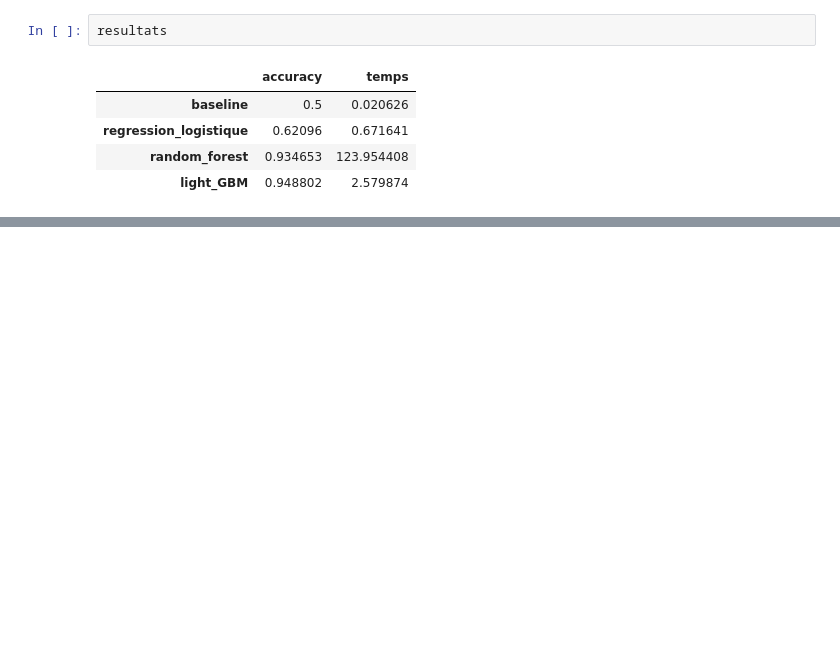
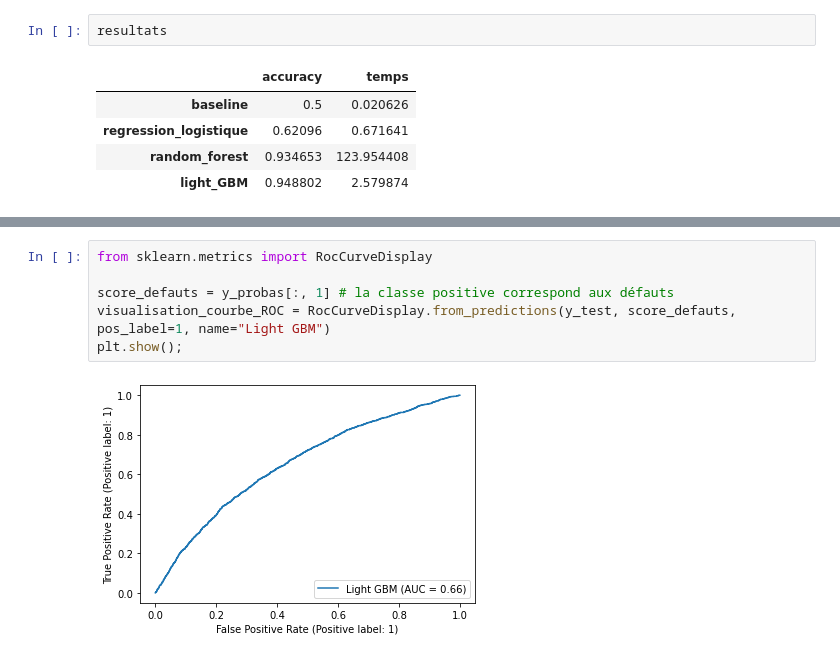
Before and after one commit to sebastienbourgeois/oc-p7-implementer-modele-scoring, a Jupyter notebook: code/modelisation.ipynb, the cells around one changed output, grey strips where cells are left out. Drawn from its saved outputs; the diff is of its cells as text; blank space fills up the shorter version.

Commit message:
Evaluation du lightGBM avec calculs de l'accuracy, la precision, le recall, le fbetascore et la courbe ROC

```diff
--- a/code/modelisation.ipynb
+++ b/code/modelisation.ipynb
@@ -1867,0 +1916,8 @@ resultats
+# %%
+from sklearn.metrics import RocCurveDisplay
+
+score_defauts = y_probas[:, 1] # la classe positive correspond aux défauts
+visualisation_courbe_ROC = RocCurveDisplay.from_predictions(y_test, score_defauts, pos_label=1, name="Light GBM")
+plt.show();
+# %% [output]
+[figure, added]
```
Also changed, not shown: parts of 14 cells of this notebook.
